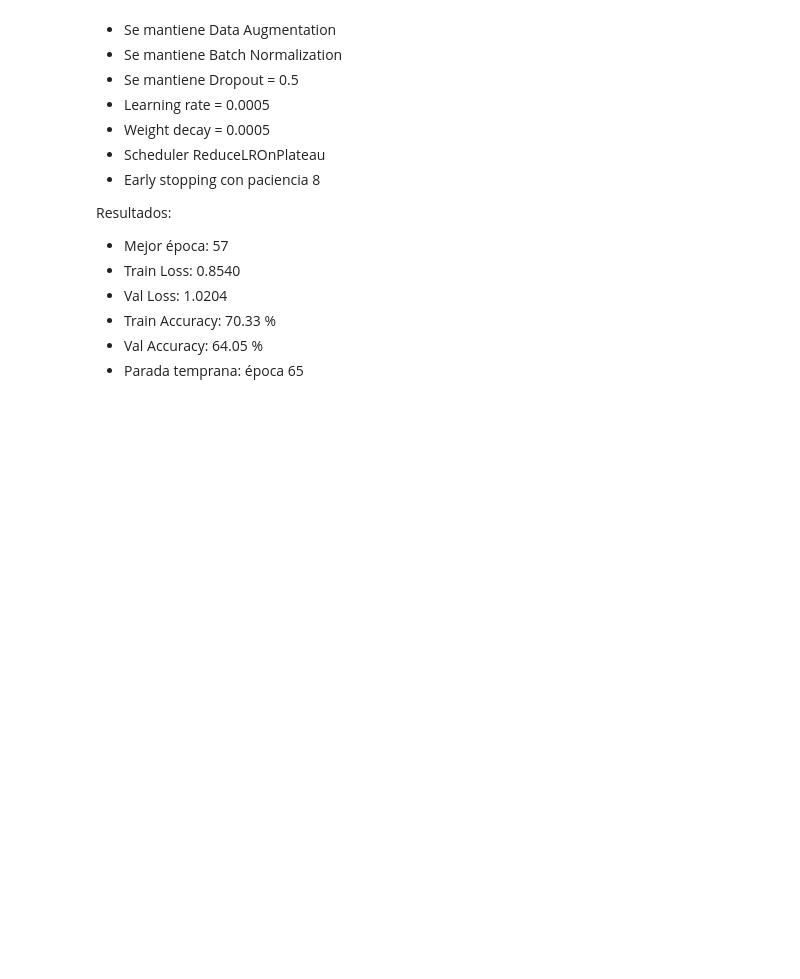
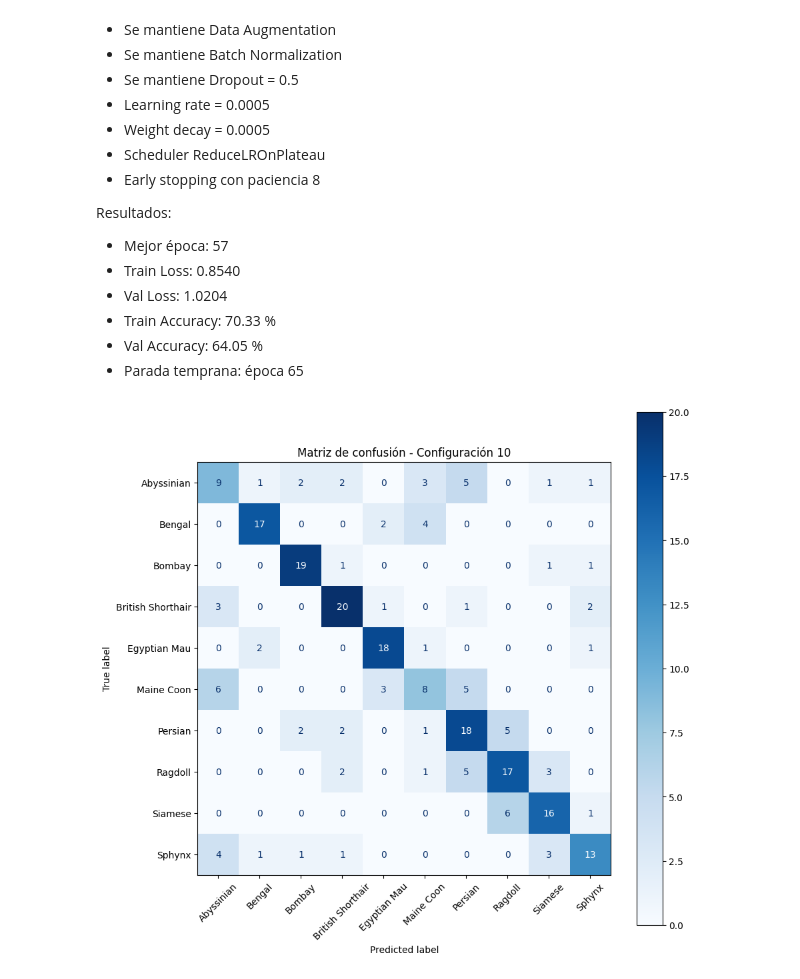
Before and after one commit to mariabaezz/cat-breed-classification, a Jupyter notebook: source/practica1.ipynb, the cells around one changed output. Cells and saved outputs as stored; diff of their text form; code cells hidden in the pictures; blank space fills up the shorter version.

```diff
--- a/source/practica1.ipynb
+++ b/source/practica1.ipynb
@@ -2408,3 +2408,43 @@ Resultados:
 - Train Accuracy: 70.33 %
 - Val Accuracy: 64.05 %
 - Parada temprana: época 65
+# %%
+from sklearn.metrics import confusion_matrix, ConfusionMatrixDisplay
+
+y_true = []
+y_pred = []
+
+model.eval()
+
+with torch.no_grad():
+
+    for imagenes, etiquetas in val_loader_160:
+
+        imagenes = imagenes.to(device)
+        etiquetas = etiquetas.to(device)
+
+        salidas = model(imagenes)
+        predicciones = salidas.argmax(dim=1)
+
+        y_true.extend(etiquetas.cpu().numpy())
+        y_pred.extend(predicciones.cpu().numpy())
+# %%
+matriz = confusion_matrix(y_true, y_pred)
+
+fig, ax = plt.subplots(figsize=(10, 10))
+
+disp = ConfusionMatrixDisplay(
+    confusion_matrix=matriz,
+    display_labels=dataset.classes
+)
+
+disp.plot(
+    xticks_rotation=45,
+    cmap="Blues",
+    ax=ax
+)
+
+plt.title("Matriz de confusión - Configuración 10")
+plt.show()
+# %% [output]
+[figure, added]
```
Also changed, not shown: parts of 20 cells of this notebook.
